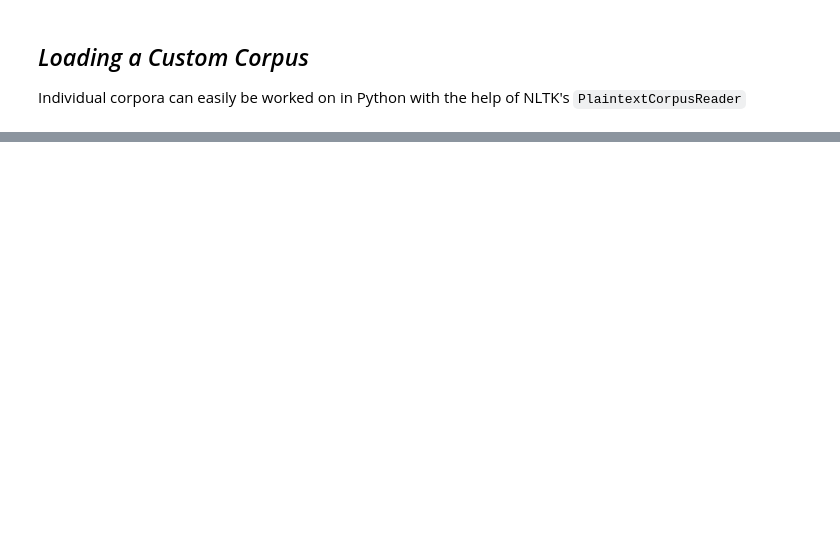
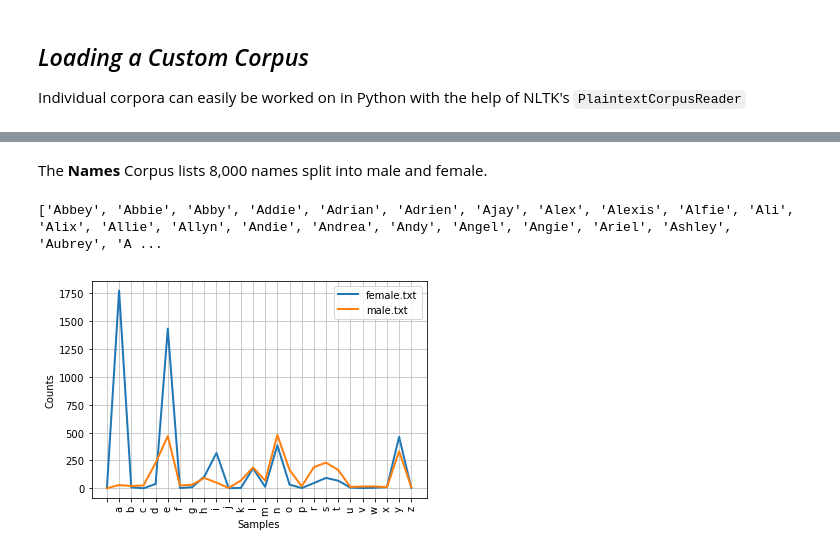
Before and after one commit to WhitneyOnTheWeb/Python_Playground, a Jupyter notebook: NLTKforPython_Ch2.ipynb, the cells around one changed output, grey strips where cells are left out. Cells and saved outputs as stored; diff of their text form; code cells hidden in the pictures; blank space fills up the shorter version.

```diff
--- a/NLTKforPython_Ch2.ipynb
+++ b/NLTKforPython_Ch2.ipynb
@@ -377,0 +540,16 @@ print([w for w in sorted(list(set(wordlists.words('Pokemon.csv')))[:100]) if w.i
+# %% [markdown]
+The **Names** Corpus lists 8,000 names split into male and female.
+# %%
+names = nltk.corpus.names
+male_names = names.words('male.txt')
+female_names = names.words('female.txt')
+print([w for w in male_names if w in female_names]) # Gender Neutral Names
+
+cfd = nltk.ConditionalFreqDist( ## Last letter bu gender
+          (fileid, name[-1])
+          for fileid in names.fileids()
+          for name in names.words(fileid))
+cfd.plot()
+# %% [output]
+['Abbey', 'Abbie', 'Abby', 'Addie', 'Adrian', 'Adrien', 'Ajay', 'Alex', 'Alexis', 'Alfie', 'Ali', 'Alix', 'Allie', 'Allyn', 'Andie', 'Andrea', 'Andy', 'Angel', 'Angie', 'Ariel', 'Ashley', 'Aubrey', 'A ...
+[figure, added]
```
Also changed, not shown: parts of 41 cells of this notebook.
